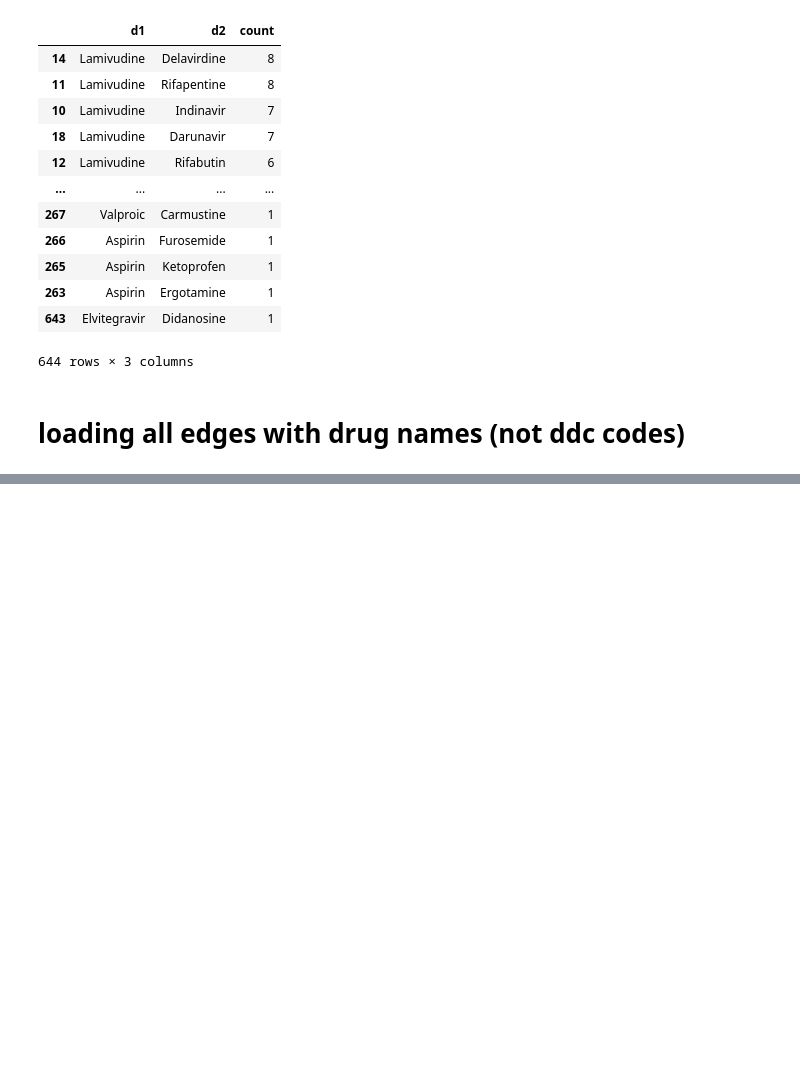
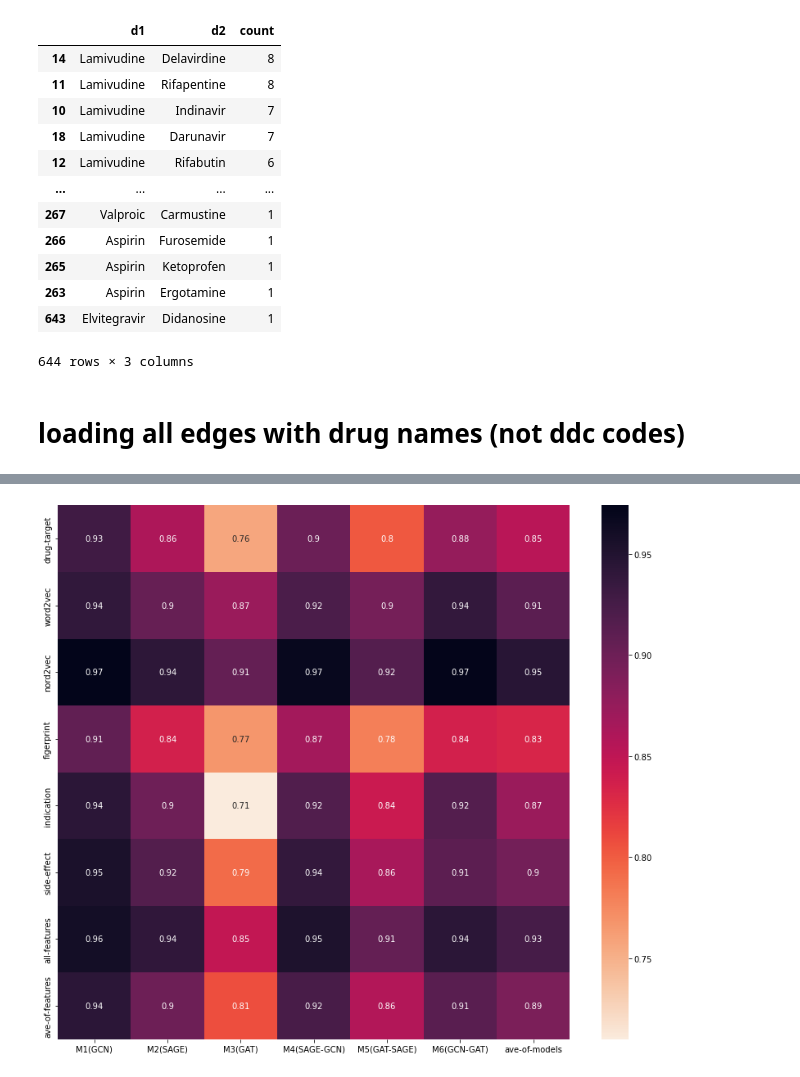
Before and after one commit to sinaziaee/DComG, a Jupyter notebook: temp.ipynb, the cells around one changed output, grey strips where cells are left out. Cells and saved outputs as stored; diff of their text form; code cells hidden in the pictures; blank space fills up the shorter version.

```diff
--- a/temp.ipynb
+++ b/temp.ipynb
@@ -164,0 +216,7 @@ df_all_names.to_csv(f'{out_dir}/all_edges_names.csv', index=False)
+# %%
+import numpy as np
+l = [0.92, 0.85, 0.95, 0.82, 0.91, 0.94, 0.92, 0.91]
+l = np.array(l)
+ave = np.average(l)
+ave = format(ave, '.3f')
+print(ave)
@@ -164,0 +225,4 @@ df_all_names.to_csv(f'{out_dir}/all_edges_names.csv', index=False)
+# %%
+base_dir = str(pathlib.Path().resolve())
+in_path = f'{base_dir}/new_edges/new_ddc_unique_with_atc.csv'
+df = pd.read_csv(in_path)
@@ -164,0 +296,68 @@ df_all_names.to_csv(f'{out_dir}/all_edges_names.csv', index=False)
+# %%
+model_names = ['M1(GCN)', 'M2(SAGE)', 'M3(GAT)', 'M4(SAGE-GCN)', 'M5(GAT-SAGE)', 'M6(GCN-GAT)', 'ave-of-models']
+feature_names = ['drug-target', 'word2vec', 'nord2vec', 'figerprint', 'indication', 'side-effect', 'all-features', 'ave-of-features']
+colors = ['black', 'gray', 'black', 'gray', 'black', 'gray', 'black']
+method_names = []
+all_test = []
+
+ave_list = []
+for i in range(len(all_te_list)):
+    ave = 0
+    for j in range(len(all_te_list[0])):
+        ave += all_te_list[i][j]
+    ave = ave / len(all_te_list[0])
+    ave_list.append(ave)
+# calculating average on the models
+ave_list = []
+scores = []
+for i in range(len(all_te_list)):
+    ave = 0
+    for j in range(len(all_te_list[0])):
+        ave += all_te_list[i][j]
+    ave = ave / len(all_te_list[0])
+    ave_list.append(ave)
+# printing models in a table visualization
+print(' '* 15, end='')
+for i, name in enumerate(model_names):
+    print(f'{name:^15}', end='')
+print()
+for i in range(len(all_te_list)):
+    model = feature_names[i]
+    print(f'{feature_names[i]:^15}', end='')
+    scores_list = []
+    for j in range(len(all_te_list[0])):
+        string = float("{:.3f}".format(all_te_list[i][j]))
+        all_test.append(string)
+        feature = model_names[j]
+        print(f'{string:^15}' , end='')
+        method_names.append(f'{feature} on {model}')
+        scores_list.append(string)
+    # scores_list.append(ave_list[i])
+    scores.append(scores_list)
+    print()
+# barplot visualization
+# plotter(all_test, method_names, colors)
+scores = np.array(scores)
+scores = np.reshape(scores, (8, 7))
+# computing overall score
+heat_scores = scores[:]
+sum = 0
+for i in range(len(heat_scores)):
+    for j in range(len(heat_scores[0])):
+        sum += heat_scores[i][j]
+# print('average AUC score:', sum / 42)
+# Heatmap visualization
+cmap = sns.cm.rocket_r
+
+plt.figure(figsize=(14, 12))
+ax = sns.heatmap(scores, annot=True, cmap=cmap)
+ax.set_xticklabels(model_names)
+ax.set_yticklabels(feature_names)
+
+if 'output_figs' not in os.listdir(base_dir):
+    os.mkdir(f'{base_dir}/output_figs/')
+
+plt.savefig(f'{base_dir}/output_figs/heatmap_result.eps', format='eps')
+plt.savefig(f'{base_dir}/output_figs/heatmap_result.png', dpi=500)
+plt.show()
+# %% [output]
@@ -164,0 +373 @@ df_all_names.to_csv(f'{out_dir}/all_edges_names.csv', index=False)
+[figure, added]
```
Also changed, not shown: parts of 9 cells of this notebook, 7 other files.
